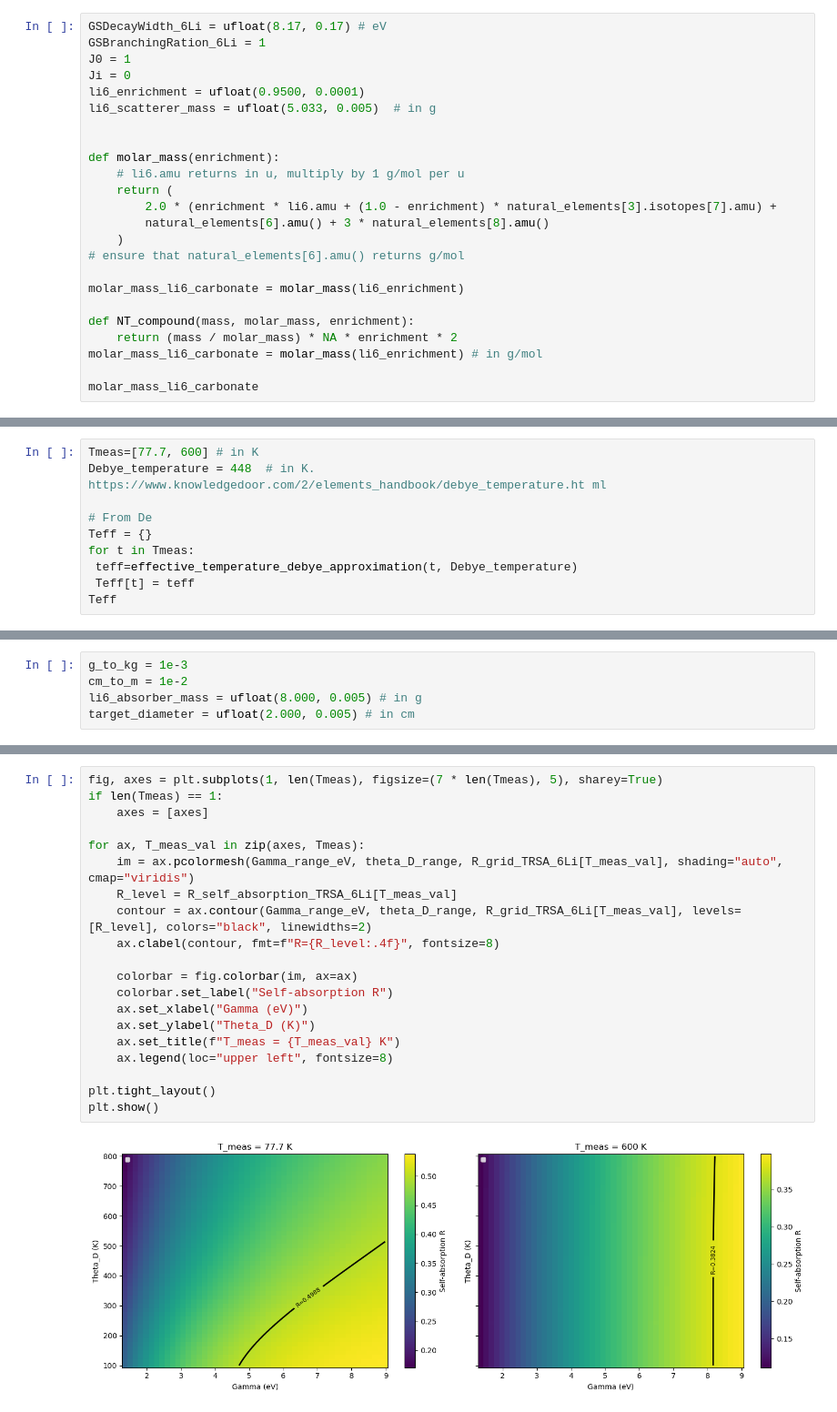
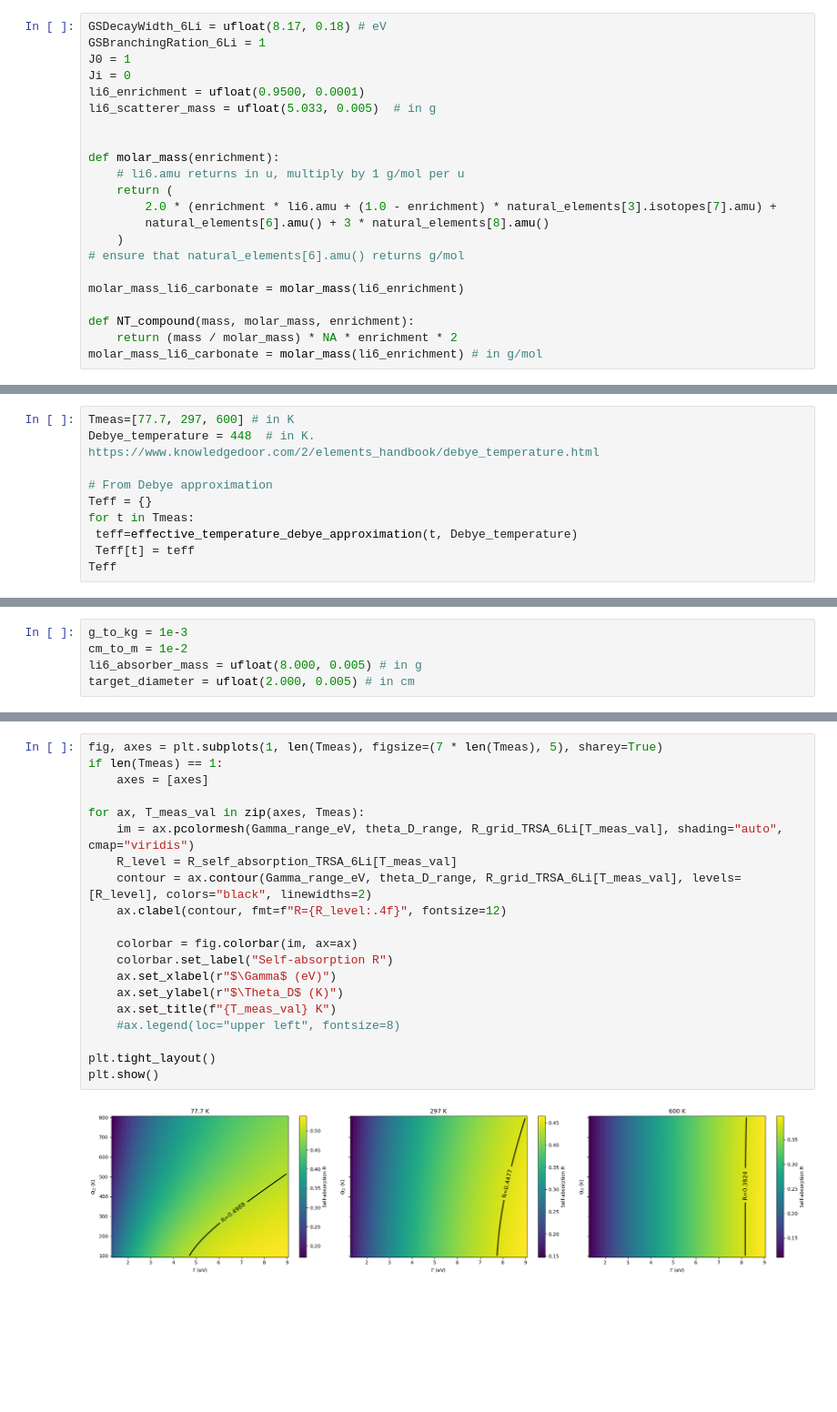
Before and after one commit to kprifti666/Li6-TRSA-Estimations, a Jupyter notebook: Li6_estimation_final.ipynb, the cells around one changed output, grey strips where cells are left out. Shown at 91% size. Saved outputs shown, nothing was run; the diff lists cells and outputs as text; blank space fills up the shorter version.

```diff
--- a/Li6_estimation_final.ipynb
+++ b/Li6_estimation_final.ipynb
@@ -443,7 +448,7 @@ N_gamma * epsilon_abs (HPGePol): 0.000806+/-0.000035 photons cm^-2 eV^-1 sec^-1,
 # %% [markdown]
 # Part I: Estimation peak counts for NRF measurement on $\mathrm{^{6}Li}$
 # %%
-GSDecayWidth_6Li = ufloat(8.17, 0.17) # eV
+GSDecayWidth_6Li = ufloat(8.17, 0.18) # eV
 GSBranchingRation_6Li = 1
 J0 = 1
 Ji = 0
@@ -464,5 +469,3 @@ molar_mass_li6_carbonate = molar_mass(li6_enrichment)
 def NT_compound(mass, molar_mass, enrichment):
     return (mass / molar_mass) * NA * enrichment * 2
 molar_mass_li6_carbonate = molar_mass(li6_enrichment) # in g/mol
-
-molar_mass_li6_carbonate
@@ -680,10 +623,10 @@ Results sampled from Rexp = 1 - N_with_absorber / N_without_absorber (68.1% HDI)
 # %% [markdown]
 # Part II: Estimate self-absorption precision
 # %%
-Tmeas=[77.7, 600] # in K
-Debye_temperature = 448  # in K. https://www.knowledgedoor.com/2/elements_handbook/debye_temperature.ht ml
+Tmeas=[77.7, 297, 600] # in K
+Debye_temperature = 448  # in K. https://www.knowledgedoor.com/2/elements_handbook/debye_temperature.html
 
-# From De
+# From Debye approximation
 Teff = {}
 for t in Tmeas:
  teff=effective_temperature_debye_approximation(t, Debye_temperature)
@@ -807,22 +754,22 @@ T_meas=600 K: completed row 50/50
 # %%
 fig, axes = plt.subplots(1, len(Tmeas), figsize=(7 * len(Tmeas), 5), sharey=True)
 if len(Tmeas) == 1:
     axes = [axes]
 
 for ax, T_meas_val in zip(axes, Tmeas):
     im = ax.pcolormesh(Gamma_range_eV, theta_D_range, R_grid_TRSA_6Li[T_meas_val], shading="auto", cmap="viridis")
     R_level = R_self_absorption_TRSA_6Li[T_meas_val]
     contour = ax.contour(Gamma_range_eV, theta_D_range, R_grid_TRSA_6Li[T_meas_val], levels=[R_level], colors="black", linewidths=2)
-    ax.clabel(contour, fmt=f"R={R_level:.4f}", fontsize=8)
+    ax.clabel(contour, fmt=f"R={R_level:.4f}", fontsize=12)
 
     colorbar = fig.colorbar(im, ax=ax)
     colorbar.set_label("Self-absorption R")
-    ax.set_xlabel("Gamma (eV)")
-    ax.set_ylabel("Theta_D (K)")
-    ax.set_title(f"T_meas = {T_meas_val} K")
-    ax.legend(loc="upper left", fontsize=8)
+    ax.set_xlabel(r"$\Gamma$ (eV)")
+    ax.set_ylabel(r"$\Theta_D$ (K)")
+    ax.set_title(f"{T_meas_val} K")
+    #ax.legend(loc="upper left", fontsize=8)
 
 plt.tight_layout()
 plt.show()
 # %% [output]
-[figure, old version]
+[figure, new version]
```
Also changed, not shown: parts of 53 cells of this notebook.
